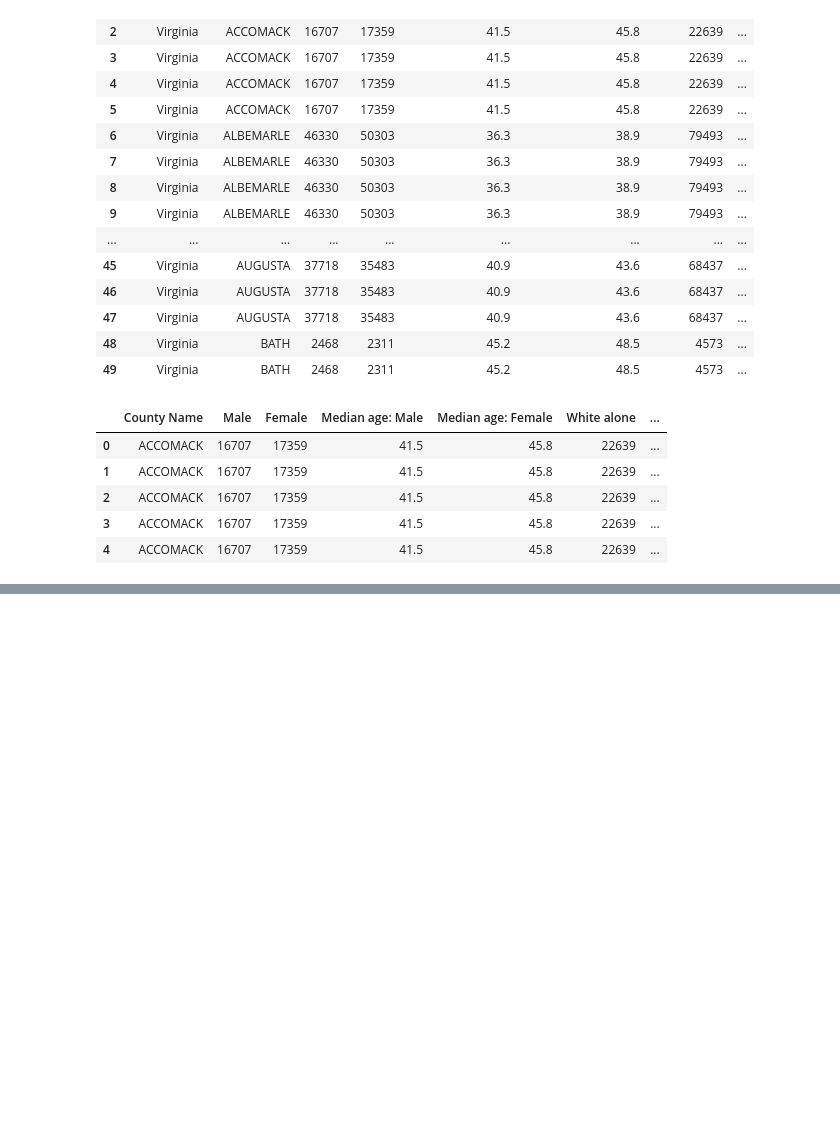
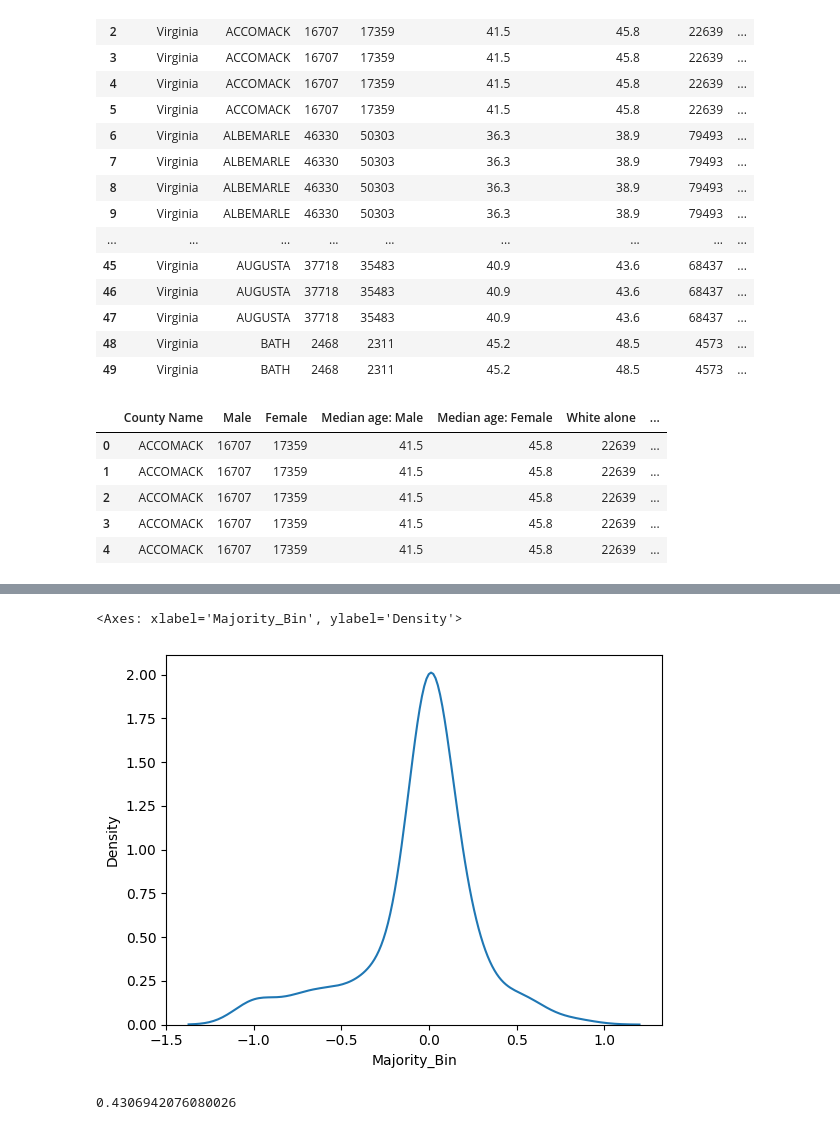
Before and after one commit to kirsten-fung/project_voting, a Jupyter notebook: voting_cleaning2.ipynb, the cells around one changed output, grey strips where cells are left out. Saved outputs shown, nothing was run; the diff lists cells and outputs as text; code cells hidden in the pictures; blank space fills up the shorter version.

```diff
--- a/voting_cleaning2.ipynb
+++ b/voting_cleaning2.ipynb
@@ -219,0 +270,11 @@ merged.head()
+# %%
+# Residual plot:
+residual = y_test - y_hat_rf
+sns.kdeplot(x=residual)
+# %% [output]
+<Axes: xlabel='Majority_Bin', ylabel='Density'>
+[figure, added]
+# %%
+rf.score(X_test,y_test) # Rsq measure
+# %% [output]
+0.4306942076080026
```
Also changed, not shown: parts of 6 cells of this notebook.
